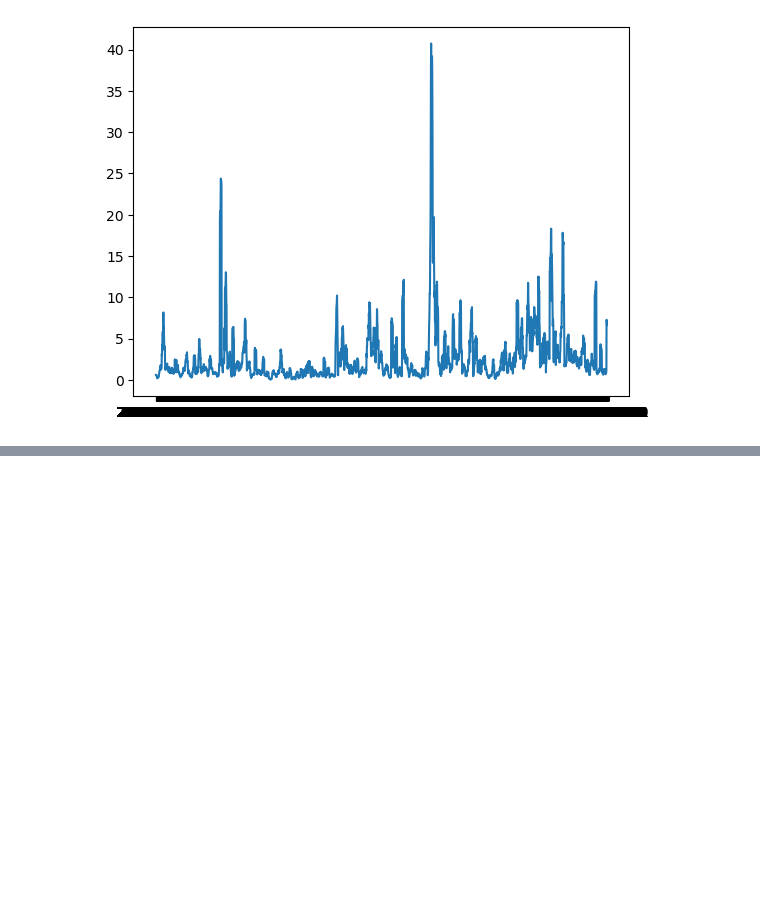
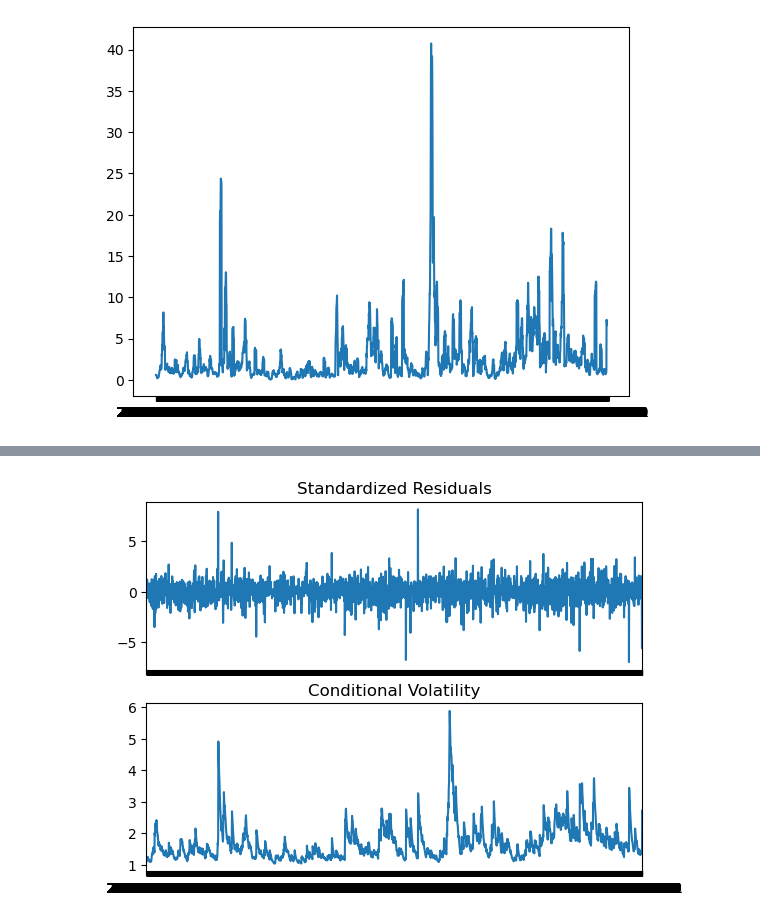
Before and after one commit to kracunovic92/VolatilityPredictionMatf, a Jupyter notebook: random_walk.ipynb, the cells around one changed output, grey strips where cells are left out. Cells and saved outputs as stored; diff of their text form; code cells hidden in the pictures; blank space fills up the shorter version.

Commit message:
[add] garch model

```diff
--- a/random_walk.ipynb
+++ b/random_walk.ipynb
@@ -55,3 +54,9 @@ plt.plot(data['Rv_10'])
 # %% [output]
 [<matplotlib.lines.Line2D at 0x...>]
 [figure]
+# %%
+# Specify GARCH model assumptions
+basic_gm = arch_model(data['Returns[%]'], p = 1, q = 1,
+                      mean = 'constant', vol = 'GARCH', dist = 'normal')
+# Fit the model
+gm_result = basic_gm.fit(update_freq = 4)
@@ -57,0 +93,6 @@ plt.plot(data['Rv_10'])
+# %%
+# Plot fitted results
+gm_result.plot()
+plt.show()
+# %% [output]
+[figure, added]
```
Also changed, not shown: parts of 9 cells of this notebook.
